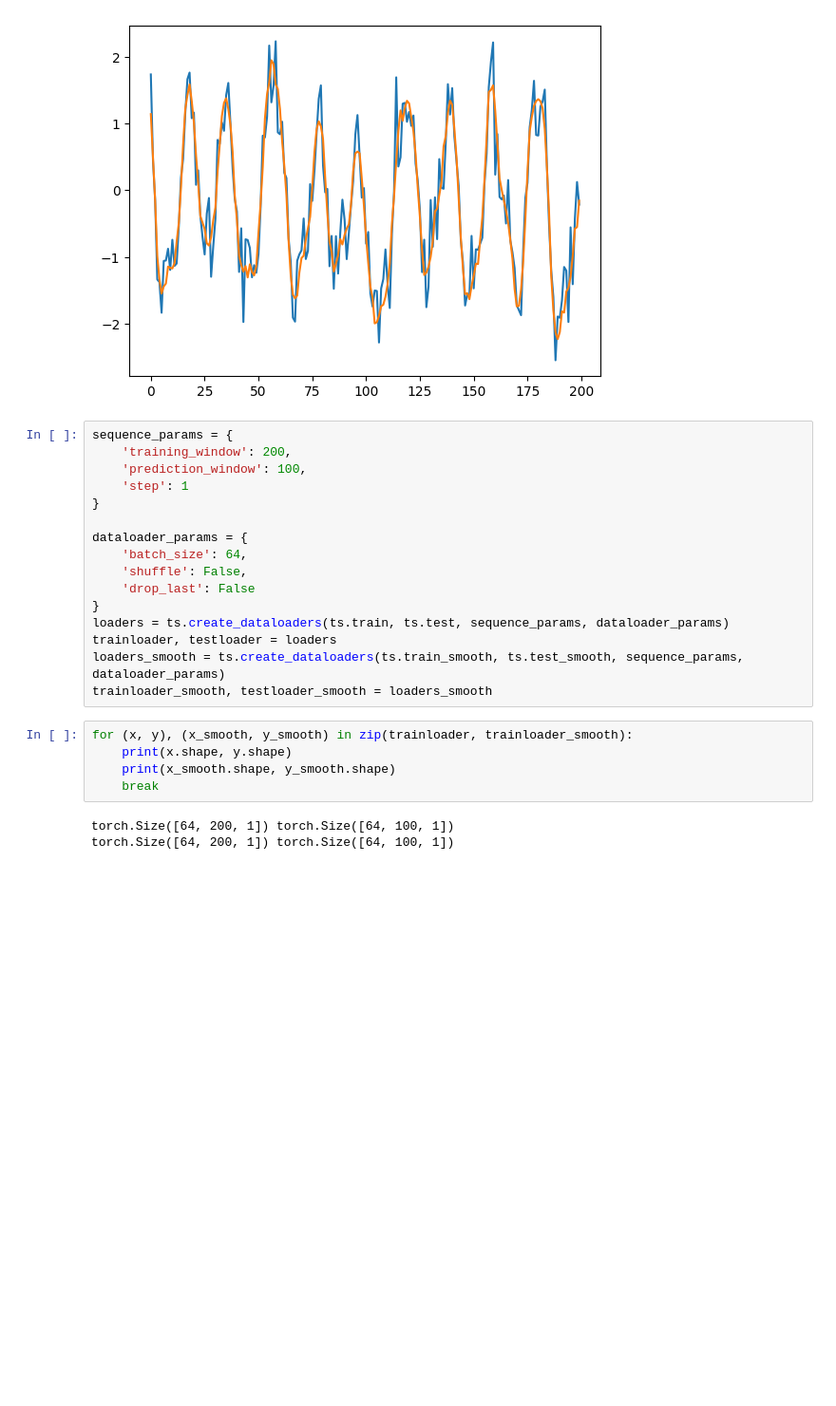
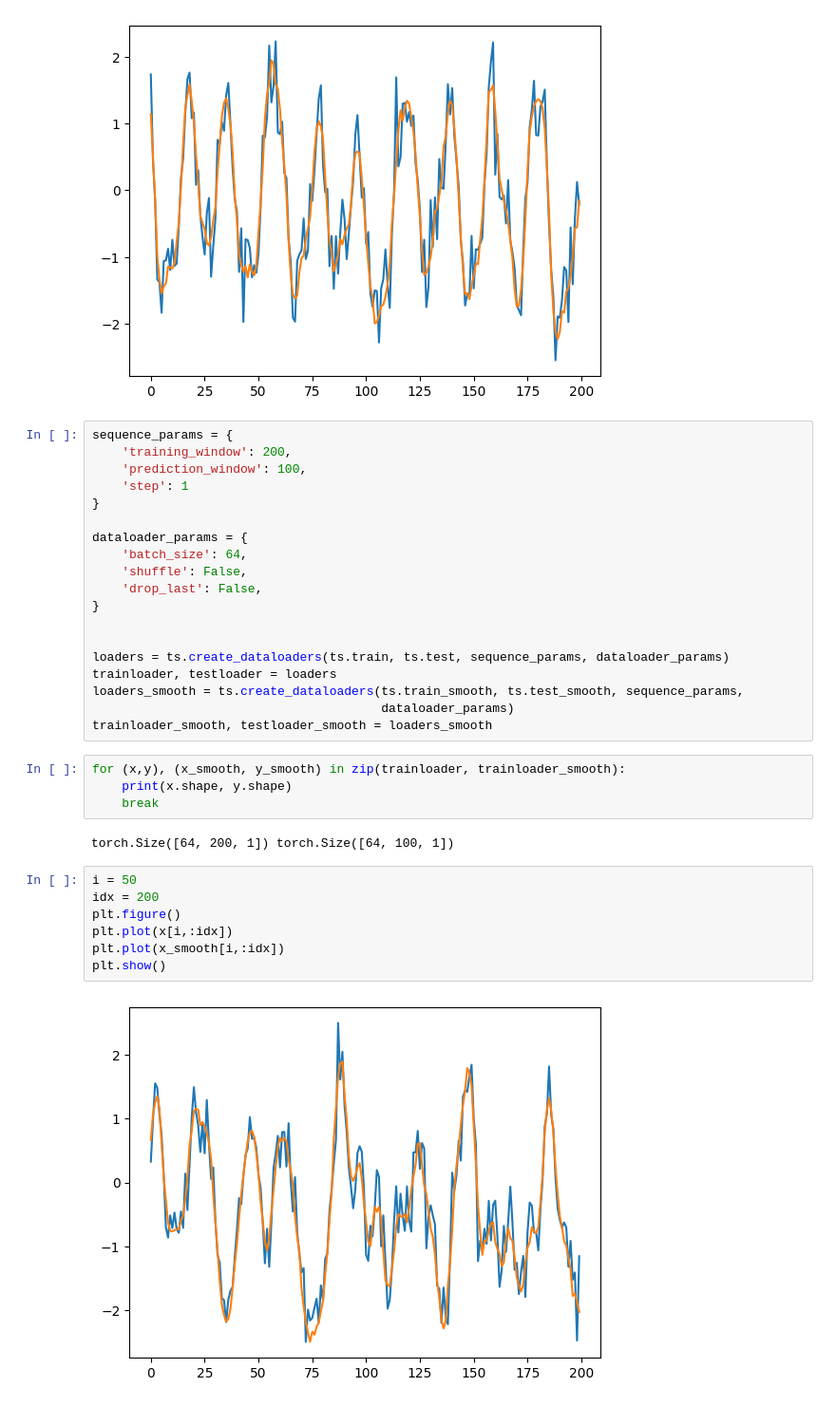
Before and after one commit to maxbalrog/laser-jitter, a Jupyter notebook: usage.ipynb, the cells around one changed output. Shown at 95% size. Drawn from its saved outputs; the diff is of its cells as text; blank space fills up the shorter version.

```diff
--- a/usage.ipynb
+++ b/usage.ipynb
@@ -38,17 +39,27 @@ sequence_params = {
 dataloader_params = {
     'batch_size': 64,
     'shuffle': False,
-    'drop_last': False
+    'drop_last': False,
 }
+
+
 loaders = ts.create_dataloaders(ts.train, ts.test, sequence_params, dataloader_params)
 trainloader, testloader = loaders
-loaders_smooth = ts.create_dataloaders(ts.train_smooth, ts.test_smooth, sequence_params, dataloader_params)
+loaders_smooth = ts.create_dataloaders(ts.train_smooth, ts.test_smooth, sequence_params,
+                                       dataloader_params)
 trainloader_smooth, testloader_smooth = loaders_smooth
-# %%
-for (x, y), (x_smooth, y_smooth) in zip(trainloader, trainloader_smooth):
-    print(x.shape, y.shape)
-    print(x_smooth.shape, y_smooth.shape)
-    break
-# %% [output]
-torch.Size([64, 200, 1]) torch.Size([64, 100, 1])
-torch.Size([64, 200, 1]) torch.Size([64, 100, 1])
+# %%
+for (x,y), (x_smooth, y_smooth) in zip(trainloader, trainloader_smooth):
+    print(x.shape, y.shape)
+    break
+# %% [output]
+torch.Size([64, 200, 1]) torch.Size([64, 100, 1])
+# %%
+i = 50
+idx = 200
+plt.figure()
+plt.plot(x[i,:idx])
+plt.plot(x_smooth[i,:idx])
+plt.show()
+# %% [output]
+[figure, added]
```
Also changed, not shown: parts of 2 cells of this notebook, 1 other file.
